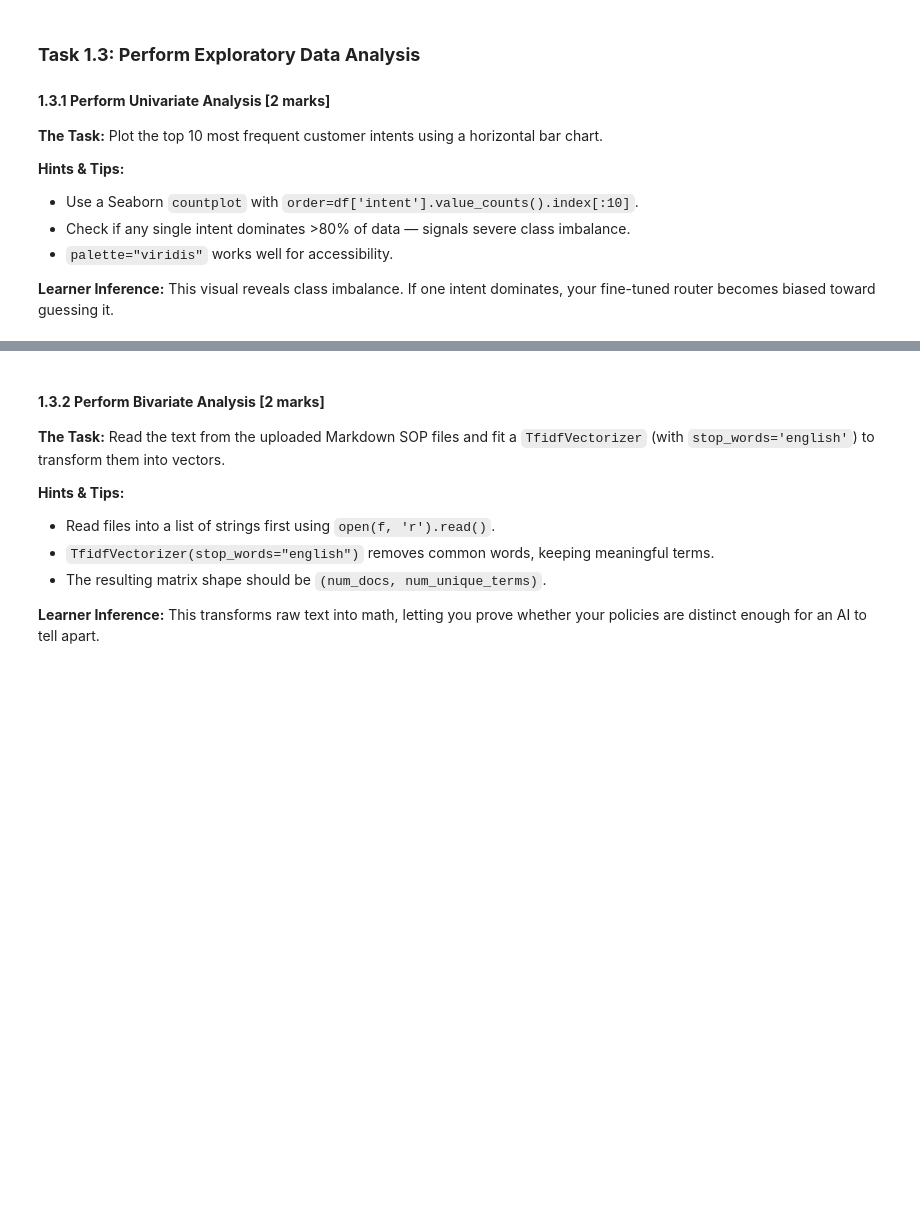
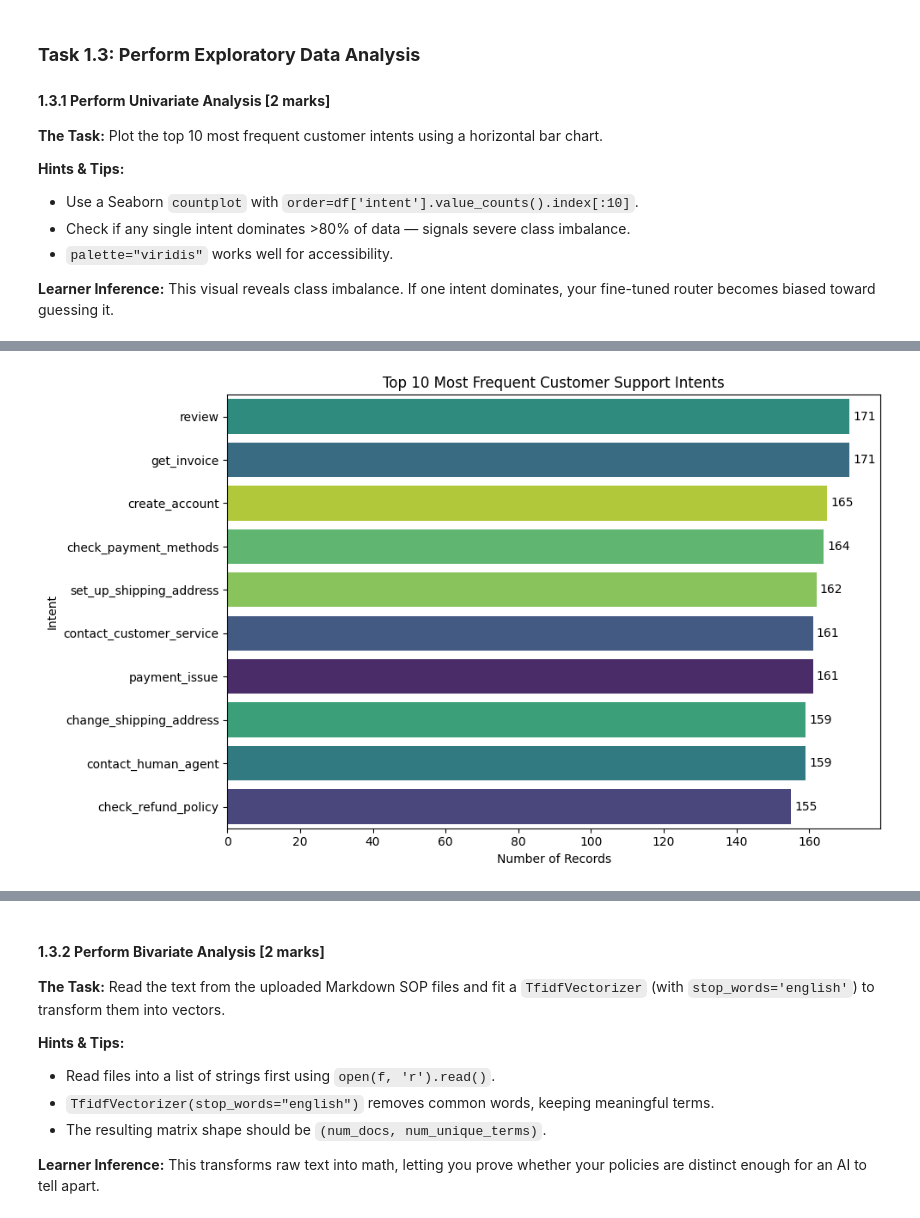
Before and after one commit to akul-bharadwaj/Hybrid-RAG-Customer-Support, a Jupyter notebook: Data_Understanding_and_EDA.ipynb, the cells around one changed output, grey strips where cells are left out. Drawn from its saved outputs; the diff is of its cells as text; code cells hidden in the pictures; blank space fills up the shorter version.

```diff
--- a/Data_Understanding_and_EDA.ipynb
+++ b/Data_Understanding_and_EDA.ipynb
@@ -68,0 +430,11 @@
+# %%
+# Clean the sampled dataset
+cleaned_sample_df = clean_dataset(sampled_df)
+
+removed_count = len(sampled_df) - len(cleaned_sample_df)
+
+print("\nCleaning results")
+print("-" * 45)
+print(f"Rows before cleaning : {len(sampled_df):,}")
+print(f"Rows removed         : {removed_count:,}")
+print(f"Rows after cleaning  : {len(cleaned_sample_df):,}")
@@ -82,0 +615,26 @@
+# %%
+# Plot the top 10 intents
+plt.figure(figsize=(10, 6))
+
+ax = sns.countplot(
+    data=final_sample_df[
+        final_sample_df["intent"].isin(top_intents.index)
+    ],
+    y="intent",
+    order=top_intents.index,
+    hue="intent",
+    palette="viridis",
+    legend=False
+)
+
+# Display record counts on the bars
+for container in ax.containers:
+    ax.bar_label(container, fmt="%d", padding=3)
+
+plt.title("Top 10 Most Frequent Customer Support Intents")
+plt.xlabel("Number of Records")
+plt.ylabel("Intent")
+plt.tight_layout()
+plt.show()
+# %% [output]
+[figure, added]
```
Also changed, not shown: parts of 31 cells of this notebook.
